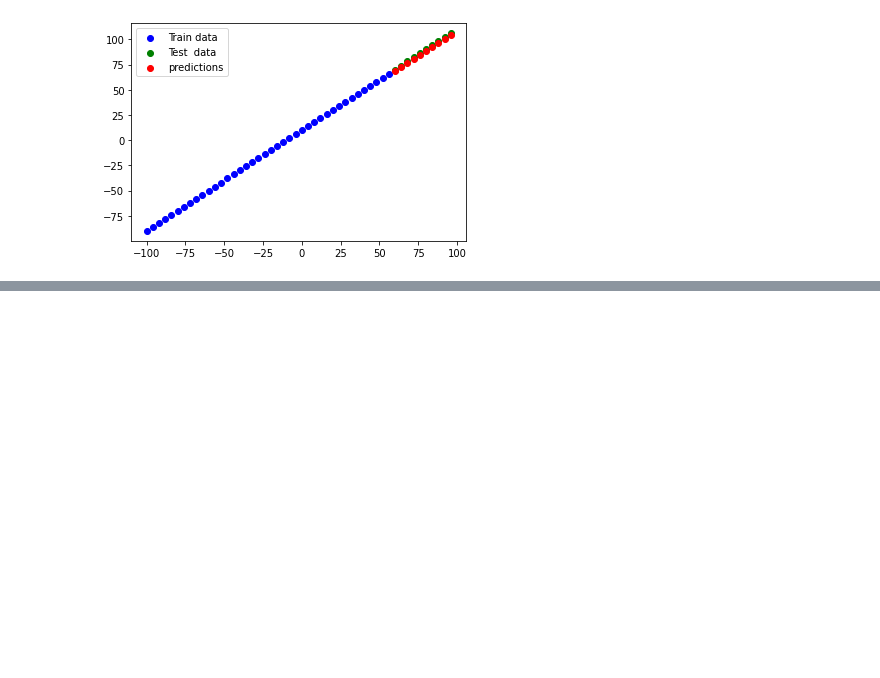
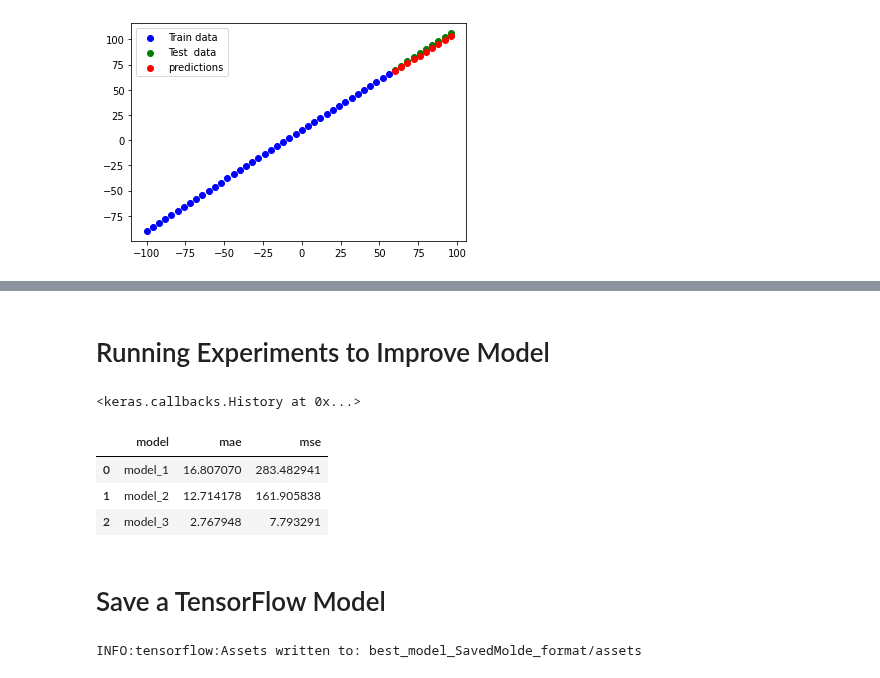
Before and after one commit to hiydavid/tfdev-learning, a Jupyter notebook: ZTM/notebooks/tfdev_01_neural_network_regression.ipynb, the cells around one changed output, grey strips where cells are left out. Drawn from its saved outputs; the diff is of its cells as text; code cells hidden in the pictures; blank space fills up the shorter version.

```diff
--- a/ZTM/notebooks/tfdev_01_neural_network_regression.ipynb
+++ b/ZTM/notebooks/tfdev_01_neural_network_regression.ipynb
@@ -350,7 +352,9 @@ tf.keras.losses.MSE(y_test, tf.squeeze(y_pred))
+# %% [markdown]
+# Running Experiments to Improve Model
 # %%
 # make function to resue mae & mse
 def mae(y_true, y_pred):
-    return tf.keras.losses.MAE(y_true, tf.squeeze(y_pred))
+    return tf.keras.losses.MAE(y_true, tf.squeeze(y_pred)).numpy()
 
 def mse(y_true, y_pred):
-    return tf.keras.losses.MSE(y_true, tf.squeeze(y_pred))
+    return tf.keras.losses.MSE(y_true, tf.squeeze(y_pred)).numpy()
@@ -356,0 +396,32 @@ def mse(y_true, y_pred):
+# %%
+# refit different models
+model_0.fit(tf.expand_dims(X_train, axis=1), y_train, epochs=5, verbose=0)
+model_2.fit(tf.expand_dims(X_train, axis=1), y_train, epochs=100, verbose=0)
+model_3.fit(tf.expand_dims(X_train, axis=1), y_train, epochs=500, verbose=0)
+# %% [output]
+<keras.callbacks.History at 0x...>
+# %%
+# make preds
+y_pred_1 = model_1.predict(X_test)
+y_pred_2 = model_2.predict(X_test)
+y_pred_3 = model_3.predict(X_test)
+# %%
+# show results
+model_results = pd.DataFrame([
+    ["model_1", mae(y_test, y_pred_1), mse(y_test, y_pred_1)],
+    ["model_2", mae(y_test, y_pred_2), mse(y_test, y_pred_2)],
+    ["model_3", mae(y_test, y_pred_3), mse(y_test, y_pred_3)]
+], columns=['model', 'mae', 'mse'])
+model_results
+# %% [output]
+|  | model | mae | mse |
+| 0 | model_1 | 16.807070 | 283.482941 |
+| 1 | model_2 | 12.714178 | 161.905838 |
+| 2 | model_3 | 2.767948 | 7.793291 |
+# %% [markdown]
+# Save a TensorFlow Model
+# %%
+# save model in SavedModel format
+model_3.save("best_model_SavedMolde_format")
+# %% [output]
+INFO:tensorflow:Assets written to: best_model_SavedMolde_format/assets
```
Also changed, not shown: parts of 18 cells of this notebook.
